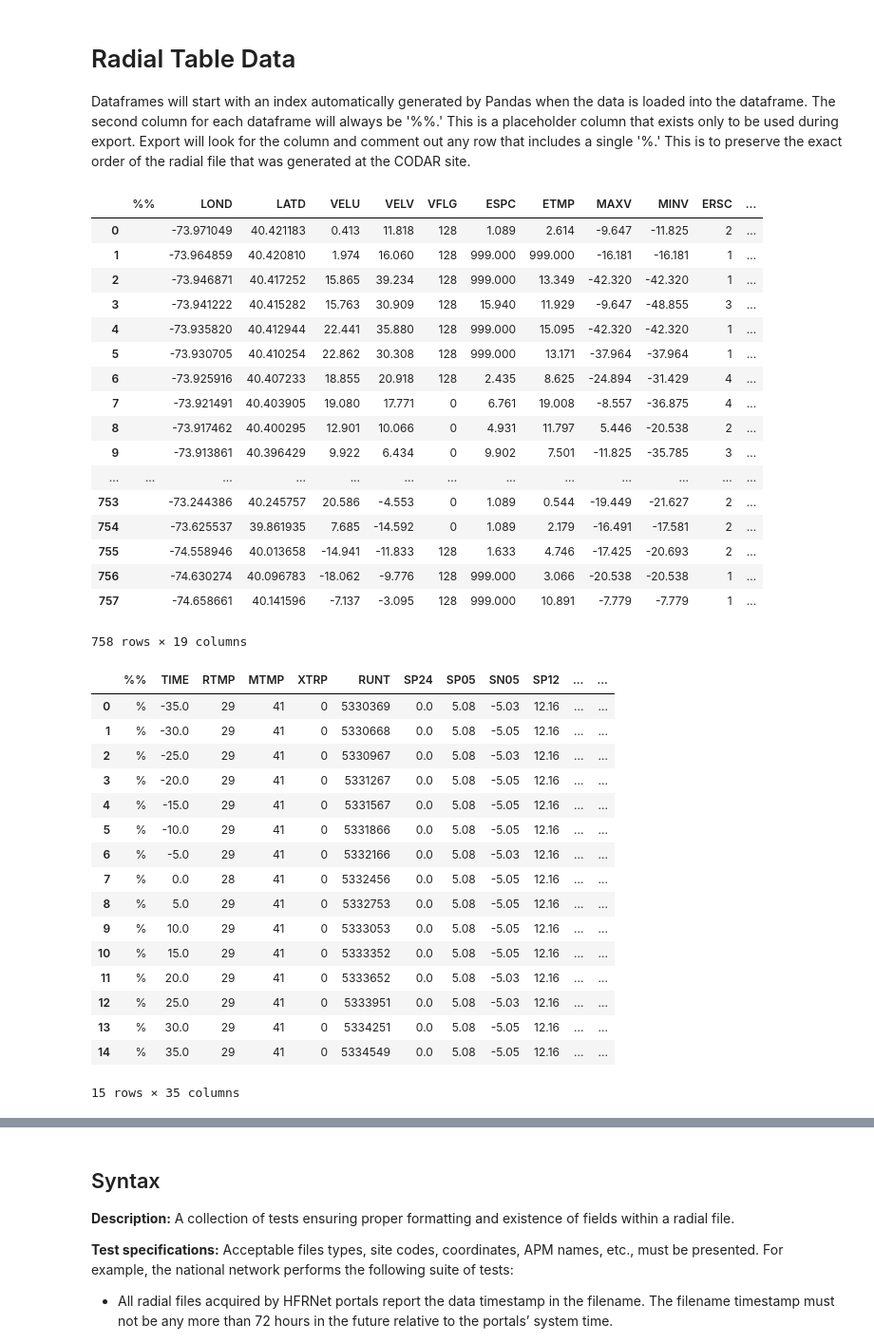
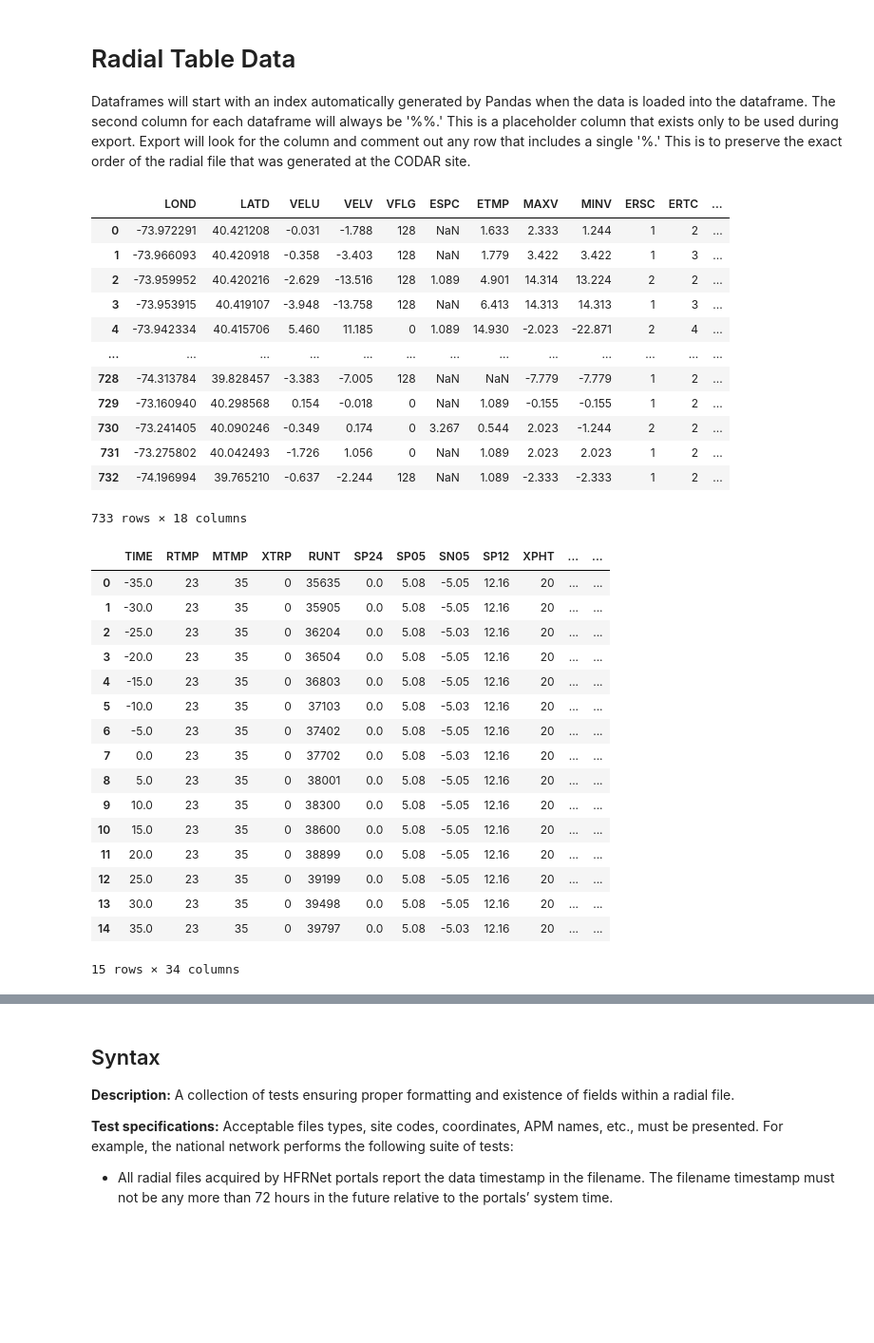
Before and after one commit to rucool/hfradarpy, a Jupyter notebook: notebooks/radial_class_exploration.ipynb, the cells around one changed output, grey strips where cells are left out. Shown at 95% size. Cells and saved outputs as stored; diff of their text form; code cells hidden in the pictures; blank space fills up the shorter version.

```diff
--- a/notebooks/radial_class_exploration.ipynb
+++ b/notebooks/radial_class_exploration.ipynb
@@ -3,6 +3,6 @@ from codar_processing.radials import Radial
 import os
 # %%
-radial_file = '../data/radials/SEAB/2018_03/RDLi_SEAB_2018_03_01_0000.ruv'
+radial_file = '../codar_processing/data/radials/SEAB/RDLi_SEAB_2019_01_01_0100.ruv'
 # %%
 r = Radial(radial_file)
 # %% [markdown]
@@ -111,42 +106,37 @@ Dataframes will start with an index automatically generated by Pandas when the d
 # %%
 r.data
 # %% [output]
-|  | %% | LOND | LATD | VELU | VELV | VFLG | ESPC | ETMP | MAXV | MINV | ERSC | ... |
-| 0 |  | -73.971049 | 40.421183 | 0.413 | 11.818 | 128 | 1.089 | 2.614 | -9.647 | -11.825 | 2 | ... |
-| 1 |  | -73.964859 | 40.420810 | 1.974 | 16.060 | 128 | 999.000 | 999.000 | -16.181 | -16.181 | 1 | ... |
-| 2 |  | -73.946871 | 40.417252 | 15.865 | 39.234 | 128 | 999.000 | 13.349 | -42.320 | -42.320 | 1 | ... |
-| 3 |  | -73.941222 | 40.415282 | 15.763 | 30.909 | 128 | 15.940 | 11.929 | -9.647 | -48.855 | 3 | ... |
-| 4 |  | -73.935820 | 40.412944 | 22.441 | 35.880 | 128 | 999.000 | 15.095 | -42.320 | -42.320 | 1 | ... |
-| 5 |  | -73.930705 | 40.410254 | 22.862 | 30.308 | 128 | 999.000 | 13.171 | -37.964 | -37.964 | 1 | ... |
-| 6 |  | -73.925916 | 40.407233 | 18.855 | 20.918 | 128 | 2.435 | 8.625 | -24.894 | -31.429 | 4 | ... |
-| 7 |  | -73.921491 | 40.403905 | 19.080 | 17.771 | 0 | 6.761 | 19.008 | -8.557 | -36.875 | 4 | ... |
-| 8 |  | -73.917462 | 40.400295 | 12.901 | 10.066 | 0 | 4.931 | 11.797 | 5.446 | -20.538 | 2 | ... |
-| 9 |  | -73.913861 | 40.396429 | 9.922 | 6.434 | 0 | 9.902 | 7.501 | -11.825 | -35.785 | 3 | ... |
+|  | LOND | LATD | VELU | VELV | VFLG | ESPC | ETMP | MAXV | MINV | ERSC | ERTC | ... |
+| 0 | -73.972291 | 40.421208 | -0.031 | -1.788 | 128 | NaN | 1.633 | 2.333 | 1.244 | 1 | 2 | ... |
+| 1 | -73.966093 | 40.420918 | -0.358 | -3.403 | 128 | NaN | 1.779 | 3.422 | 3.422 | 1 | 3 | ... |
+| 2 | -73.959952 | 40.420216 | -2.629 | -13.516 | 128 | 1.089 | 4.901 | 14.314 | 13.224 | 2 | 2 | ... |
+| 3 | -73.953915 | 40.419107 | -3.948 | -13.758 | 128 | NaN | 6.413 | 14.313 | 14.313 | 1 | 3 | ... |
+| 4 | -73.942334 | 40.415706 | 5.460 | 11.185 | 0 | 1.089 | 14.930 | -2.023 | -22.871 | 2 | 4 | ... |
 | ... | ... | ... | ... | ... | ... | ... | ... | ... | ... | ... | ... | ... |
-| 753 |  | -73.244386 | 40.245757 | 20.586 | -4.553 | 0 | 1.089 | 0.544 | -19.449 | -21.627 | 2 | ... |
-| 754 |  | -73.625537 | 39.861935 | 7.685 | -14.592 | 0 | 1.089 | 2.179 | -16.491 | -17.581 | 2 | ... |
-| 755 |  | -74.558946 | 40.013658 | -14.941 | -11.833 | 128 | 1.633 | 4.746 | -17.425 | -20.693 | 2 | ... |
-| 756 |  | -74.630274 | 40.096783 | -18.062 | -9.776 | 128 | 999.000 | 3.066 | -20.538 | -20.538 | 1 | ... |
-| 757 |  | -74.658661 | 40.141596 | -7.137 | -3.095 | 128 | 999.000 | 10.891 | -7.779 | -7.779 | 1 | ... |
+| 728 | -74.313784 | 39.828457 | -3.383 | -7.005 | 128 | NaN | NaN | -7.779 | -7.779 | 1 | 2 | ... |
+| 729 | -73.160940 | 40.298568 | 0.154 | -0.018 | 0 | NaN | 1.089 | -0.155 | -0.155 | 1 | 2 | ... |
+| 730 | -73.241405 | 40.090246 | -0.349 | 0.174 | 0 | 3.267 | 0.544 | 2.023 | -1.244 | 2 | 2 | ... |
+| 731 | -73.275802 | 40.042493 | -1.726 | 1.056 | 0 | NaN | 1.089 | 2.023 | 2.023 | 1 | 2 | ... |
+| 732 | -74.196994 | 39.765210 | -0.637 | -2.244 | 128 | NaN | 1.089 | -2.333 | -2.333 | 1 | 2 | ... |
-758 rows × 19 columns
+733 rows × 18 columns
 # %%
-r.diags_hardware
+r.diagnostics_hardware
 # %% [output]
-|  | %% | TIME | RTMP | MTMP | XTRP | RUNT | SP24 | SP05 | SN05 | SP12 | ... | ... |
-| 0 | % | -35.0 | 29 | 41 | 0 | 5330369 | 0.0 | 5.08 | -5.03 | 12.16 | ... | ... |
-| 1 | % | -30.0 | 29 | 41 | 0 | 5330668 | 0.0 | 5.08 | -5.05 | 12.16 | ... | ... |
-| 2 | % | -25.0 | 29 | 41 | 0 | 5330967 | 0.0 | 5.08 | -5.03 | 12.16 | ... | ... |
-| 3 | % | -20.0 | 29 | 41 | 0 | 5331267 | 0.0 | 5.08 | -5.05 | 12.16 | ... | ... |
-| 4 | % | -15.0 | 29 | 41 | 0 | 5331567 | 0.0 | 5.08 | -5.05 | 12.16 | ... | ... |
-| 5 | % | -10.0 | 29 | 41 | 0 | 5331866 | 0.0 | 5.08 | -5.05 | 12.16 | ... | ... |
-| 6 | % | -5.0 | 29 | 41 | 0 | 5332166 | 0.0 | 5.08 | -5.03 | 12.16 | ... | ... |
-| 7 | % | 0.0 | 28 | 41 | 0 | 5332456 | 0.0 | 5.08 | -5.05 | 12.16 | ... | ... |
-| 8 | % | 5.0 | 29 | 41 | 0 | 5332753 | 0.0 | 5.08 | -5.05 | 12.16 | ... | ... |
-| 9 | % | 10.0 | 29 | 41 | 0 | 5333053 | 0.0 | 5.08 | -5.05 | 12.16 | ... | ... |
-| 10 | % | 15.0 | 29 | 41 | 0 | 5333352 | 0.0 | 5.08 | -5.05 | 12.16 | ... | ... |
-| 11 | % | 20.0 | 29 | 41 | 0 | 5333652 | 0.0 | 5.08 | -5.03 | 12.16 | ... | ... |
-| 12 | % | 25.0 | 29 | 41 | 0 | 5333951 | 0.0 | 5.08 | -5.03 | 12.16 | ... | ... |
-| 13 | % | 30.0 | 29 | 41 | 0 | 5334251 | 0.0 | 5.08 | -5.05 | 12.16 | ... | ... |
-| 14 | % | 35.0 | 29 | 41 | 0 | 5334549 | 0.0 | 5.08 | -5.05 | 12.16 | ... | ... |
+|  | TIME | RTMP | MTMP | XTRP | RUNT | SP24 | SP05 | SN05 | SP12 | XPHT | ... | ... |
+| 0 | -35.0 | 23 | 35 | 0 | 35635 | 0.0 | 5.08 | -5.05 | 12.16 | 20 | ... | ... |
+| 1 | -30.0 | 23 | 35 | 0 | 35905 | 0.0 | 5.08 | -5.05 | 12.16 | 20 | ... | ... |
+| 2 | -25.0 | 23 | 35 | 0 | 36204 | 0.0 | 5.08 | -5.03 | 12.16 | 20 | ... | ... |
+| 3 | -20.0 | 23 | 35 | 0 | 36504 | 0.0 | 5.08 | -5.05 | 12.16 | 20 | ... | ... |
+| 4 | -15.0 | 23 | 35 | 0 | 36803 | 0.0 | 5.08 | -5.05 | 12.16 | 20 | ... | ... |
+| 5 | -10.0 | 23 | 35 | 0 | 37103 | 0.0 | 5.08 | -5.03 | 12.16 | 20 | ... | ... |
+| 6 | -5.0 | 23 | 35 | 0 | 37402 | 0.0 | 5.08 | -5.05 | 12.16 | 20 | ... | ... |
+| 7 | 0.0 | 23 | 35 | 0 | 37702 | 0.0 | 5.08 | -5.03 | 12.16 | 20 | ... | ... |
+| 8 | 5.0 | 23 | 35 | 0 | 38001 | 0.0 | 5.08 | -5.05 | 12.16 | 20 | ... | ... |
+| 9 | 10.0 | 23 | 35 | 0 | 38300 | 0.0 | 5.08 | -5.05 | 12.16 | 20 | ... | ... |
+| 10 | 15.0 | 23 | 35 | 0 | 38600 | 0.0 | 5.08 | -5.05 | 12.16 | 20 | ... | ... |
+| 11 | 20.0 | 23 | 35 | 0 | 38899 | 0.0 | 5.08 | -5.05 | 12.16 | 20 | ... | ... |
+| 12 | 25.0 | 23 | 35 | 0 | 39199 | 0.0 | 5.08 | -5.05 | 12.16 | 20 | ... | ... |
+| 13 | 30.0 | 23 | 35 | 0 | 39498 | 0.0 | 5.08 | -5.05 | 12.16 | 20 | ... | ... |
+| 14 | 35.0 | 23 | 35 | 0 | 39797 | 0.0 | 5.08 | -5.03 | 12.16 | 20 | ... | ... |
-15 rows × 35 columns
+15 rows × 34 columns
 # %%
```
Also changed, not shown: parts of 40 cells of this notebook.
